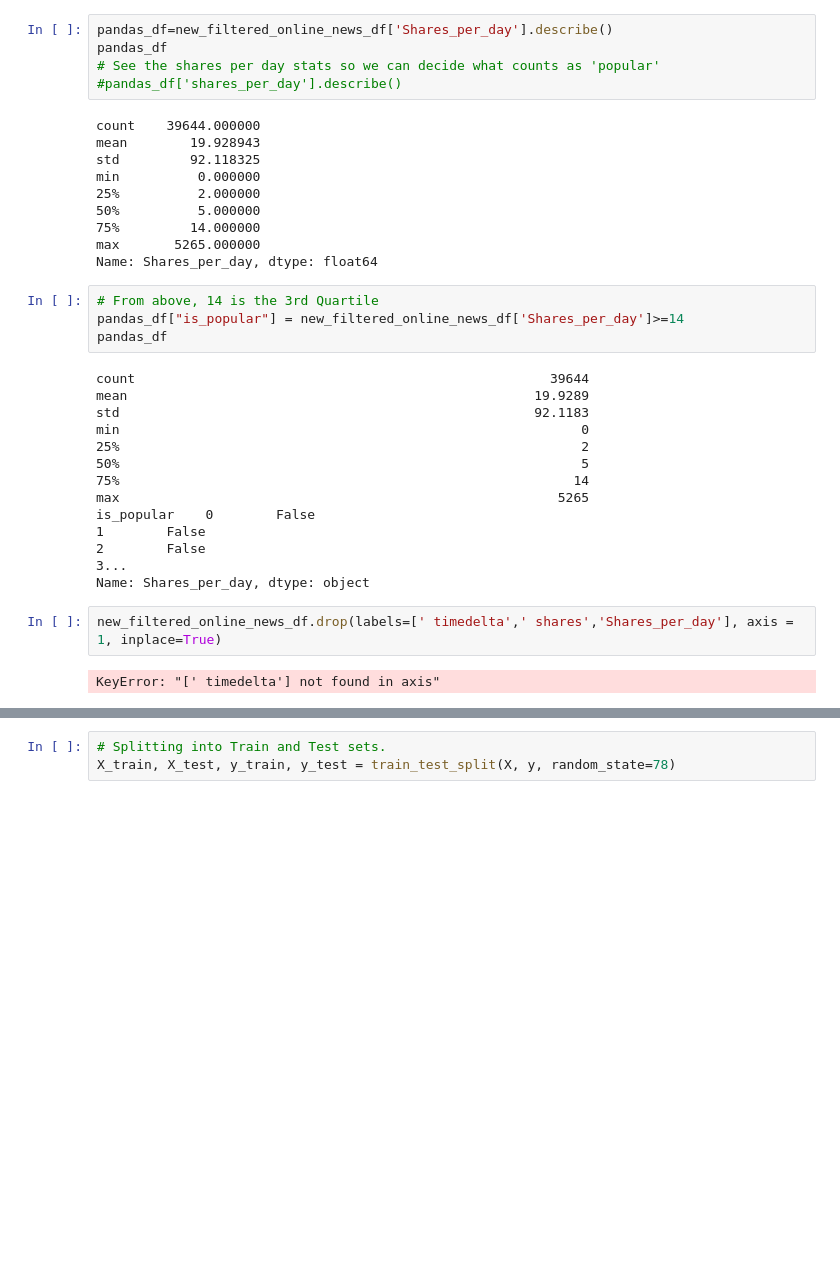
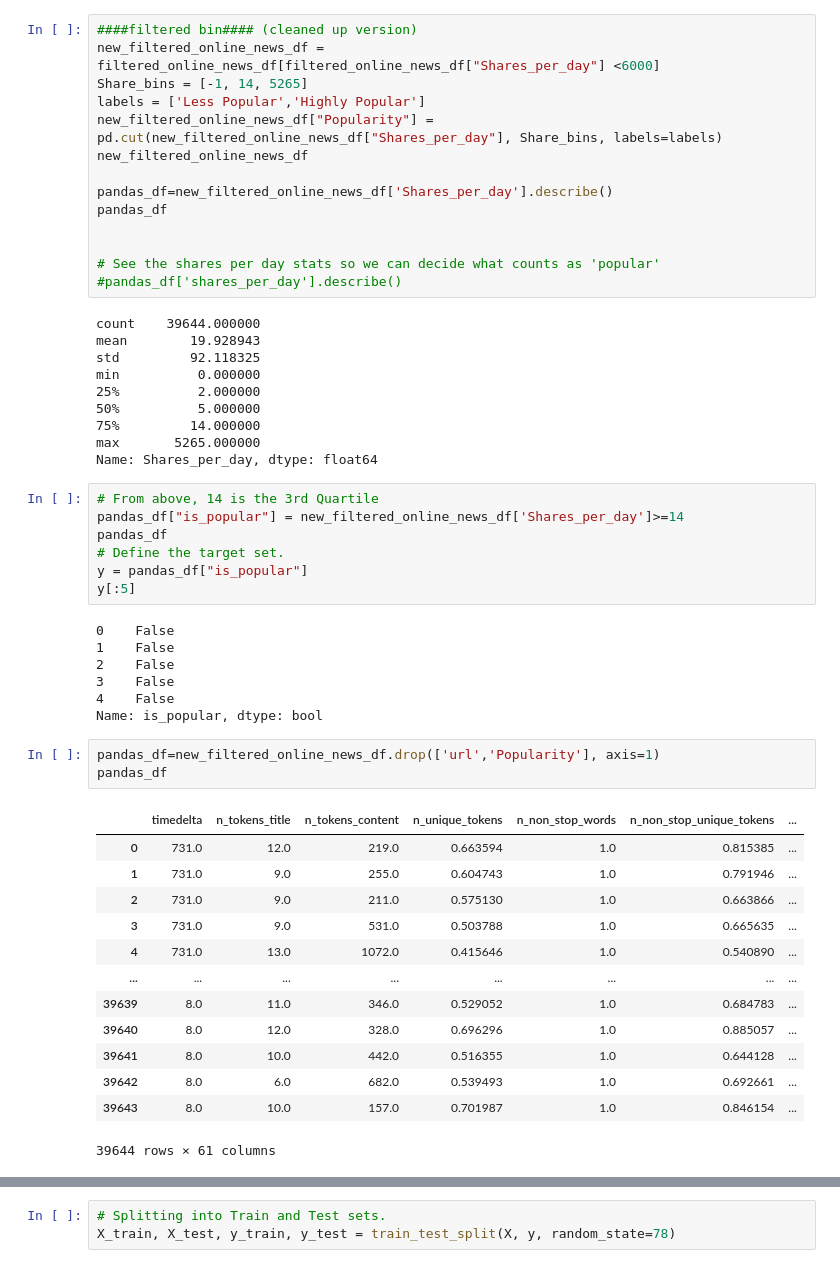
Before and after one commit to MMorrison26/Online_News_Project, a Jupyter notebook: Exploratory Analysis/combined_figures_to_machine_learning_model.ipynb, the cells around one changed output, grey strips where cells are left out. Drawn from its saved outputs; the diff is of its cells as text; blank space fills up the shorter version.

```diff
--- a/Exploratory Analysis/combined_figures_to_machine_learning_model.ipynb
+++ b/Exploratory Analysis/combined_figures_to_machine_learning_model.ipynb
@@ -362,8 +362,17 @@ The Testing Accuracy is:  0.05738549177054211
 # %%
 # randomforrest model
 # %%
+####filtered bin#### (cleaned up version)
+new_filtered_online_news_df = filtered_online_news_df[filtered_online_news_df["Shares_per_day"] <6000]
+Share_bins = [-1, 14, 5265]
+labels = ['Less Popular','Highly Popular']
+new_filtered_online_news_df["Popularity"] = pd.cut(new_filtered_online_news_df["Shares_per_day"], Share_bins, labels=labels)
+new_filtered_online_news_df
+
 pandas_df=new_filtered_online_news_df['Shares_per_day'].describe()
 pandas_df
+
+
 # See the shares per day stats so we can decide what counts as 'popular'
 #pandas_df['shares_per_day'].describe()
 # %% [output]
@@ -380,24 +389,33 @@ Name: Shares_per_day, dtype: float64
 # From above, 14 is the 3rd Quartile
 pandas_df["is_popular"] = new_filtered_online_news_df['Shares_per_day']>=14
 pandas_df
+# Define the target set.
+y = pandas_df["is_popular"]
+y[:5]
 # %% [output]
-count                                                     39644
-mean                                                    19.9289
-std                                                     92.1183
-min                                                           0
-25%                                                           2
-50%                                                           5
-75%                                                          14
-max                                                        5265
-is_popular    0        False
-1        False
-2        False
-3...
-Name: Shares_per_day, dtype: object
+0    False
+1    False
+2    False
+3    False
+4    False
+Name: is_popular, dtype: bool
 # %%
-new_filtered_online_news_df.drop(labels=[' timedelta',' shares','Shares_per_day'], axis = 1, inplace=True)
+pandas_df=new_filtered_online_news_df.drop(['url','Popularity'], axis=1)
+pandas_df
 # %% [output]
+|  | timedelta | n_tokens_title | n_tokens_content | n_unique_tokens | n_non_stop_words | n_non_stop_unique_tokens | ... |
+| 0 | 731.0 | 12.0 | 219.0 | 0.663594 | 1.0 | 0.815385 | ... |
+| 1 | 731.0 | 9.0 | 255.0 | 0.604743 | 1.0 | 0.791946 | ... |
+| 2 | 731.0 | 9.0 | 211.0 | 0.575130 | 1.0 | 0.663866 | ... |
+| 3 | 731.0 | 9.0 | 531.0 | 0.503788 | 1.0 | 0.665635 | ... |
+| 4 | 731.0 | 13.0 | 1072.0 | 0.415646 | 1.0 | 0.540890 | ... |
+| ... | ... | ... | ... | ... | ... | ... | ... |
+| 39639 | 8.0 | 11.0 | 346.0 | 0.529052 | 1.0 | 0.684783 | ... |
+| 39640 | 8.0 | 12.0 | 328.0 | 0.696296 | 1.0 | 0.885057 | ... |
+| 39641 | 8.0 | 10.0 | 442.0 | 0.516355 | 1.0 | 0.644128 | ... |
+| 39642 | 8.0 | 6.0 | 682.0 | 0.539493 | 1.0 | 0.692661 | ... |
+| 39643 | 8.0 | 10.0 | 157.0 | 0.701987 | 1.0 | 0.846154 | ... |
-KeyError: "[' timedelta'] not found in axis"
+39644 rows × 61 columns
 # %%
 # Define the features set.
 X = pandas_df.copy()
```
Also changed, not shown: parts of 7 cells of this notebook.
